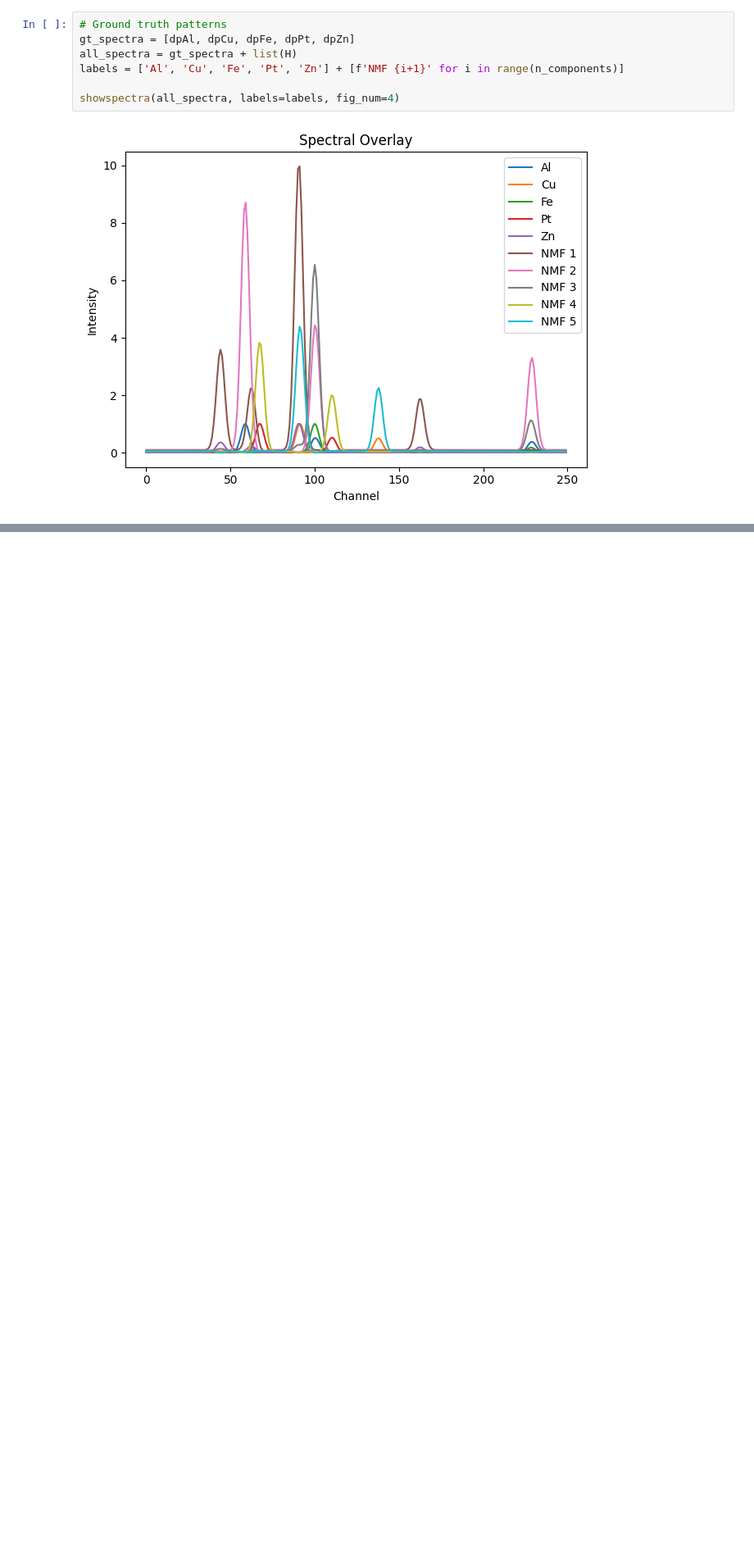
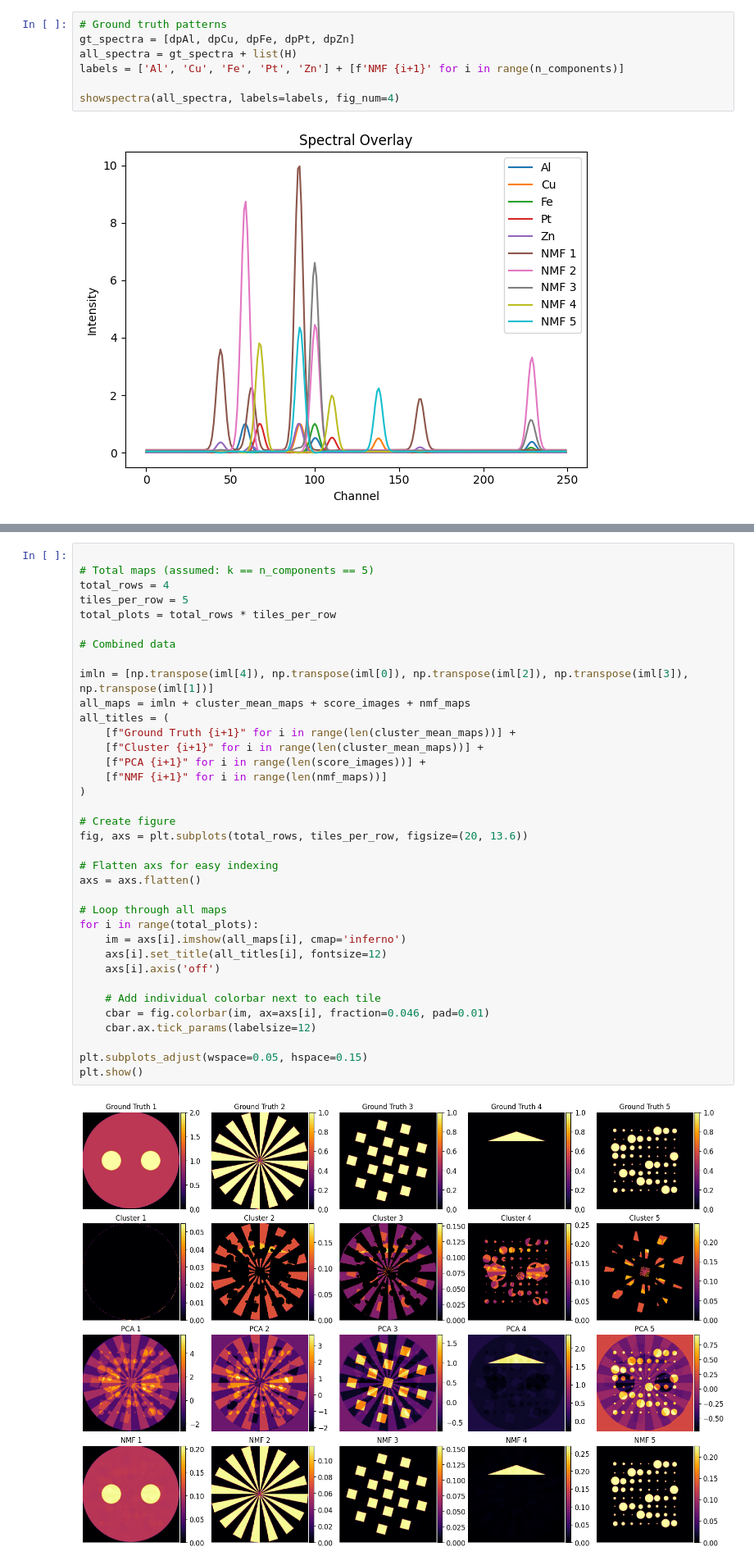
Before and after one commit to antonyvam/nDTomo, a Jupyter notebook: docs/source/notebooks/tutorial_dimensionality_reduction.ipynb, the cells around one changed output, grey strips where cells are left out. Shown at 82% size. Saved outputs shown, nothing was run; the diff lists cells and outputs as text; blank space fills up the shorter version.

```diff
--- a/docs/source/notebooks/tutorial_dimensionality_reduction.ipynb
+++ b/docs/source/notebooks/tutorial_dimensionality_reduction.ipynb
@@ -405,3 +407,41 @@ showspectra(all_spectra, labels=labels, fig_num=4)
+# %%
+
+# Total maps (assumed: k == n_components == 5)
+total_rows = 4
+tiles_per_row = 5
+total_plots = total_rows * tiles_per_row
+
+# Combined data
+
+imln = [np.transpose(iml[4]), np.transpose(iml[0]), np.transpose(iml[2]), np.transpose(iml[3]), np.transpose(iml[1])]
+all_maps = imln + cluster_mean_maps + score_images + nmf_maps
+all_titles = (
+    [f"Ground Truth {i+1}" for i in range(len(cluster_mean_maps))] +
+    [f"Cluster {i+1}" for i in range(len(cluster_mean_maps))] +
+    [f"PCA {i+1}" for i in range(len(score_images))] +
+    [f"NMF {i+1}" for i in range(len(nmf_maps))]
+)
+
+# Create figure
+fig, axs = plt.subplots(total_rows, tiles_per_row, figsize=(20, 13.6))
+
+# Flatten axs for easy indexing
+axs = axs.flatten()
+
+# Loop through all maps
+for i in range(total_plots):
+    im = axs[i].imshow(all_maps[i], cmap='inferno')
+    axs[i].set_title(all_titles[i], fontsize=12)
+    axs[i].axis('off')
+
+    # Add individual colorbar next to each tile
+    cbar = fig.colorbar(im, ax=axs[i], fraction=0.046, pad=0.01)
+    cbar.ax.tick_params(labelsize=12)
+
+plt.subplots_adjust(wspace=0.05, hspace=0.15)
+plt.show()
+# %% [output]
+[figure, added]
 # %% [markdown]
 ## 🔍 Comparison and Discussion
 
```
Also changed, not shown: parts of 10 cells of this notebook.
